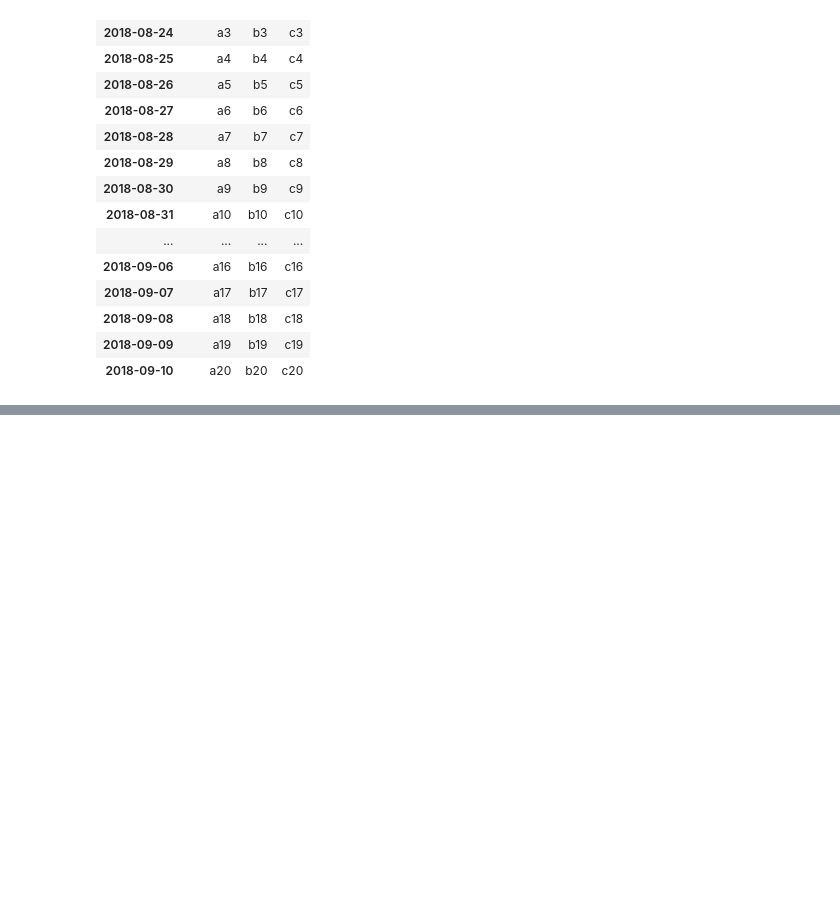
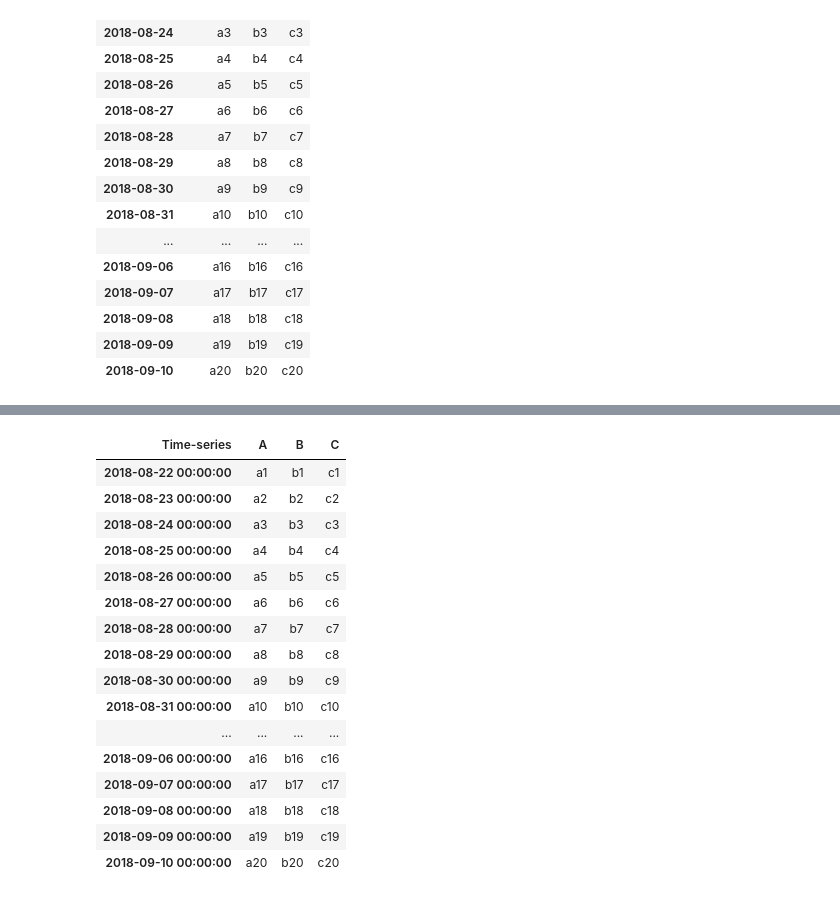
Before and after one commit to pietro-foini/ISI-WFP, a Jupyter notebook: project/packages/LagsCreator/Example.ipynb, the cells around one changed output, grey strips where cells are left out. Cells and saved outputs as stored; diff of their text form; code cells hidden in the pictures; blank space fills up the shorter version.

```diff
--- a/project/packages/LagsCreator/Example.ipynb
+++ b/project/packages/LagsCreator/Example.ipynb
@@ -117,0 +85,20 @@ AttributeError: 'NoneType' object has no attribute 'shape'
+# %%
+train[2]
+# %% [output]
+| Time-series | A | B | C |
+| 2018-08-22 00:00:00 | a1 | b1 | c1 |
+| 2018-08-23 00:00:00 | a2 | b2 | c2 |
+| 2018-08-24 00:00:00 | a3 | b3 | c3 |
+| 2018-08-25 00:00:00 | a4 | b4 | c4 |
+| 2018-08-26 00:00:00 | a5 | b5 | c5 |
+| 2018-08-27 00:00:00 | a6 | b6 | c6 |
+| 2018-08-28 00:00:00 | a7 | b7 | c7 |
+| 2018-08-29 00:00:00 | a8 | b8 | c8 |
+| 2018-08-30 00:00:00 | a9 | b9 | c9 |
+| 2018-08-31 00:00:00 | a10 | b10 | c10 |
+| ... | ... | ... | ... |
+| 2018-09-06 00:00:00 | a16 | b16 | c16 |
+| 2018-09-07 00:00:00 | a17 | b17 | c17 |
+| 2018-09-08 00:00:00 | a18 | b18 | c18 |
+| 2018-09-09 00:00:00 | a19 | b19 | c19 |
+| 2018-09-10 00:00:00 | a20 | b20 | c20 |
```
Also changed, not shown: parts of 21 cells of this notebook, 1 other file.
